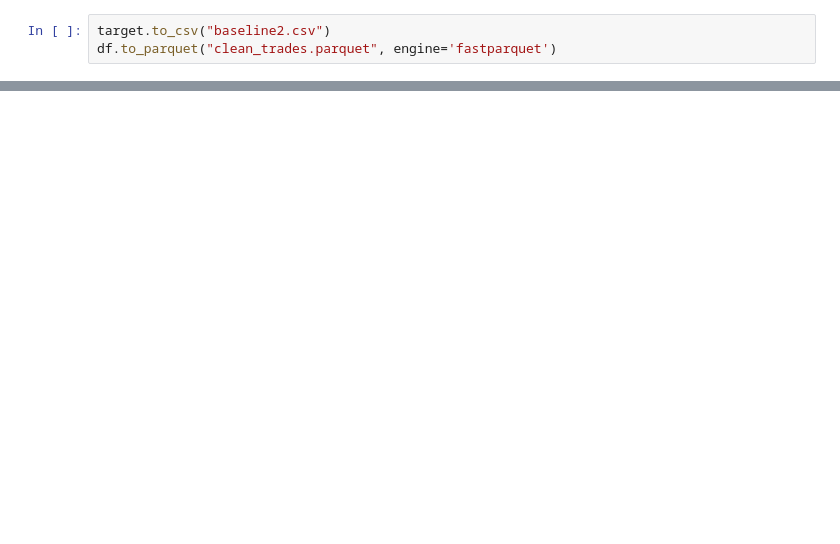
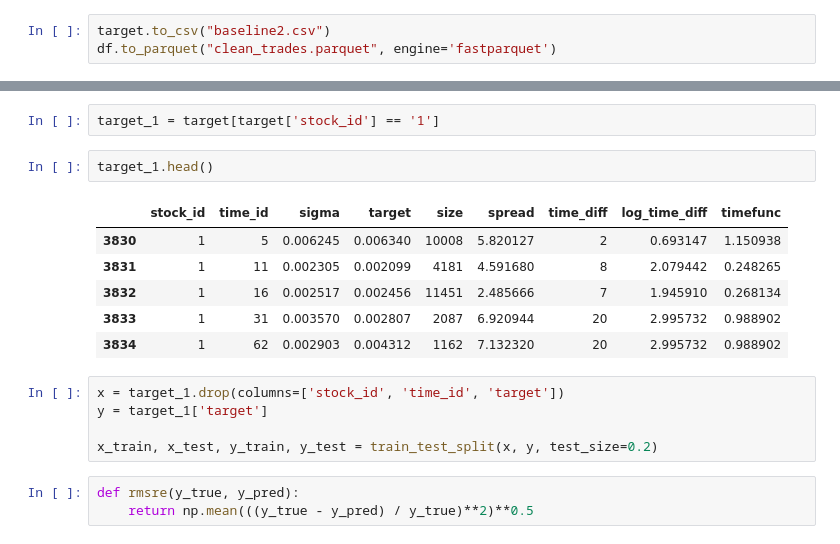
Before and after one commit to petepony/meow_meow, a Jupyter notebook: data_cleanup.ipynb, the cells around one changed output, grey strips where cells are left out. Drawn from its saved outputs; the diff is of its cells as text; blank space fills up the shorter version.

```diff
--- a/data_cleanup.ipynb
+++ b/data_cleanup.ipynb
@@ -109,0 +205,19 @@ df.to_parquet("clean_trades.parquet", engine='fastparquet')
+# %%
+target_1 = target[target['stock_id'] == '1']
+# %%
+target_1.head()
+# %% [output]
+|  | stock_id | time_id | sigma | target | size | spread | time_diff | log_time_diff | timefunc |
+| 3830 | 1 | 5 | 0.006245 | 0.006340 | 10008 | 5.820127 | 2 | 0.693147 | 1.150938 |
+| 3831 | 1 | 11 | 0.002305 | 0.002099 | 4181 | 4.591680 | 8 | 2.079442 | 0.248265 |
+| 3832 | 1 | 16 | 0.002517 | 0.002456 | 11451 | 2.485666 | 7 | 1.945910 | 0.268134 |
+| 3833 | 1 | 31 | 0.003570 | 0.002807 | 2087 | 6.920944 | 20 | 2.995732 | 0.988902 |
+| 3834 | 1 | 62 | 0.002903 | 0.004312 | 1162 | 7.132320 | 20 | 2.995732 | 0.988902 |
+# %%
+x = target_1.drop(columns=['stock_id', 'time_id', 'target'])
+y = target_1['target']
+
+x_train, x_test, y_train, y_test = train_test_split(x, y, test_size=0.2)
+# %%
+def rmsre(y_true, y_pred):
+    return np.mean(((y_true - y_pred) / y_true)**2)**0.5
```
Also changed, not shown: parts of 26 cells of this notebook.
